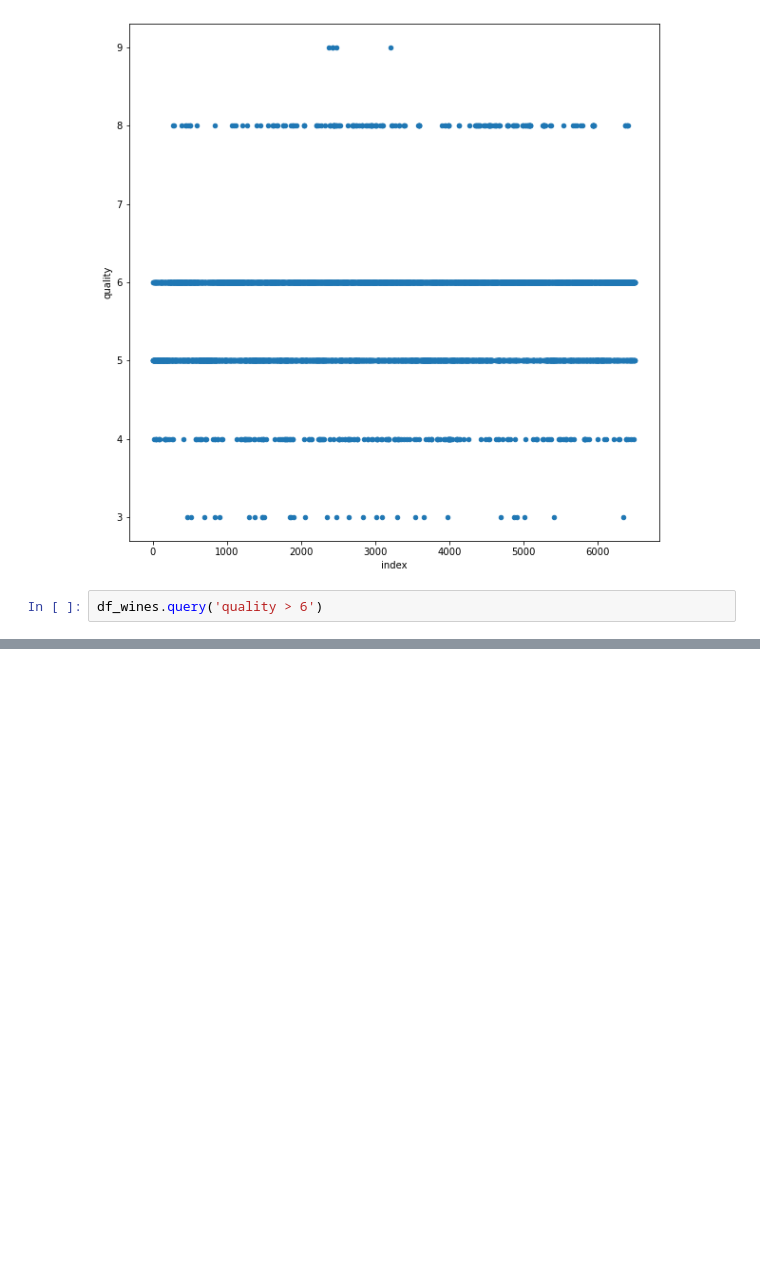
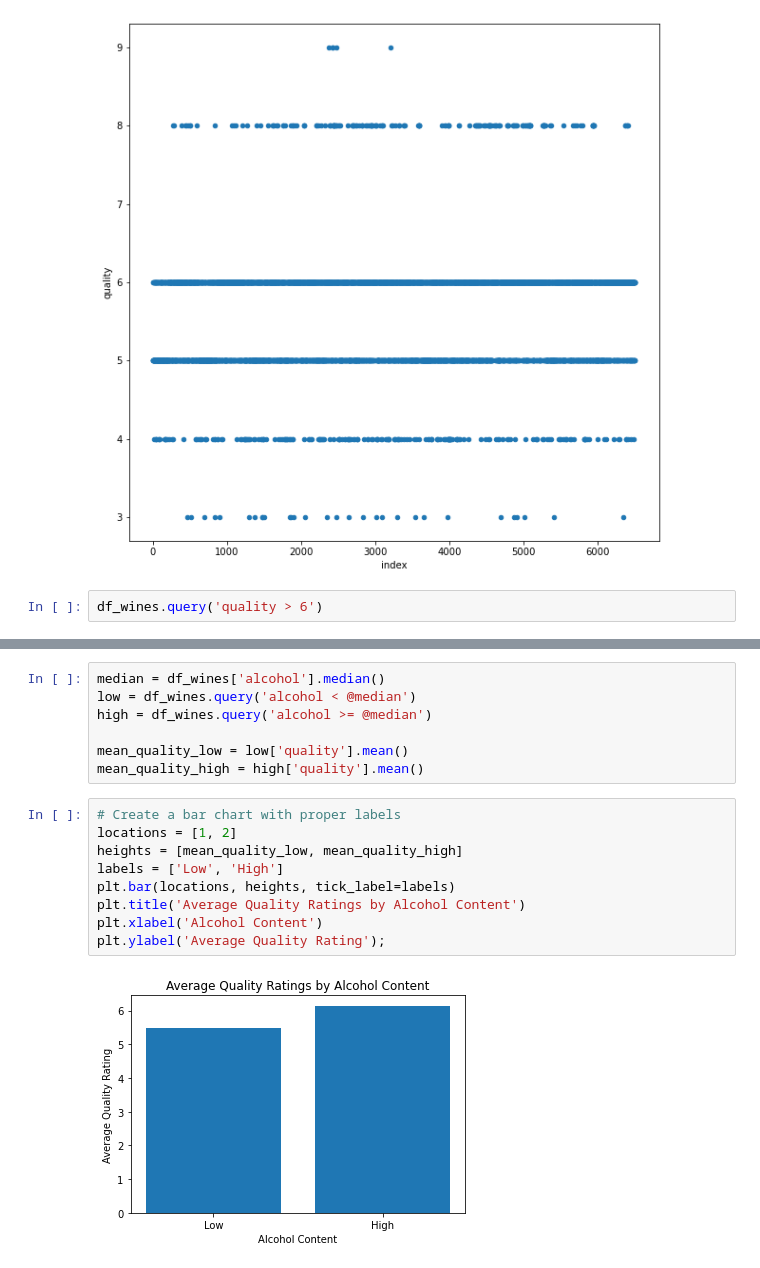
Before and after one commit to kurosakiaduma/wines_samples, a Jupyter notebook: combinedset.ipynb, the cells around one changed output, grey strips where cells are left out. Saved outputs shown, nothing was run; the diff lists cells and outputs as text; blank space fills up the shorter version.

```diff
--- a/combinedset.ipynb
+++ b/combinedset.ipynb
@@ -408,0 +427,18 @@ df_wines
+# %%
+median = df_wines['alcohol'].median()
+low = df_wines.query('alcohol < @median')
+high = df_wines.query('alcohol >= @median')
+
+mean_quality_low = low['quality'].mean()
+mean_quality_high = high['quality'].mean()
+# %%
+# Create a bar chart with proper labels
+locations = [1, 2]
+heights = [mean_quality_low, mean_quality_high]
+labels = ['Low', 'High']
+plt.bar(locations, heights, tick_label=labels)
+plt.title('Average Quality Ratings by Alcohol Content')
+plt.xlabel('Alcohol Content')
+plt.ylabel('Average Quality Rating');
+# %% [output]
+[figure, added]
```
Also changed, not shown: parts of 48 cells of this notebook.
